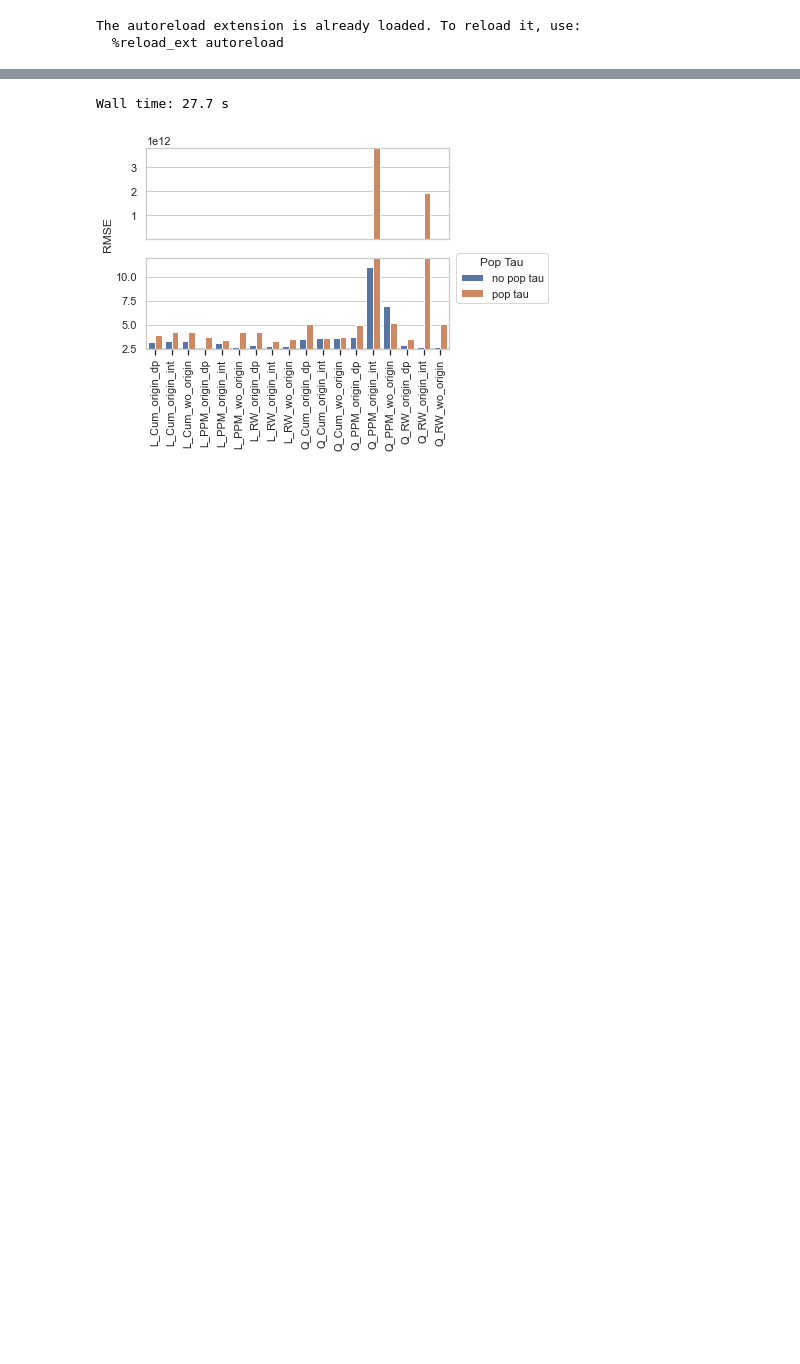
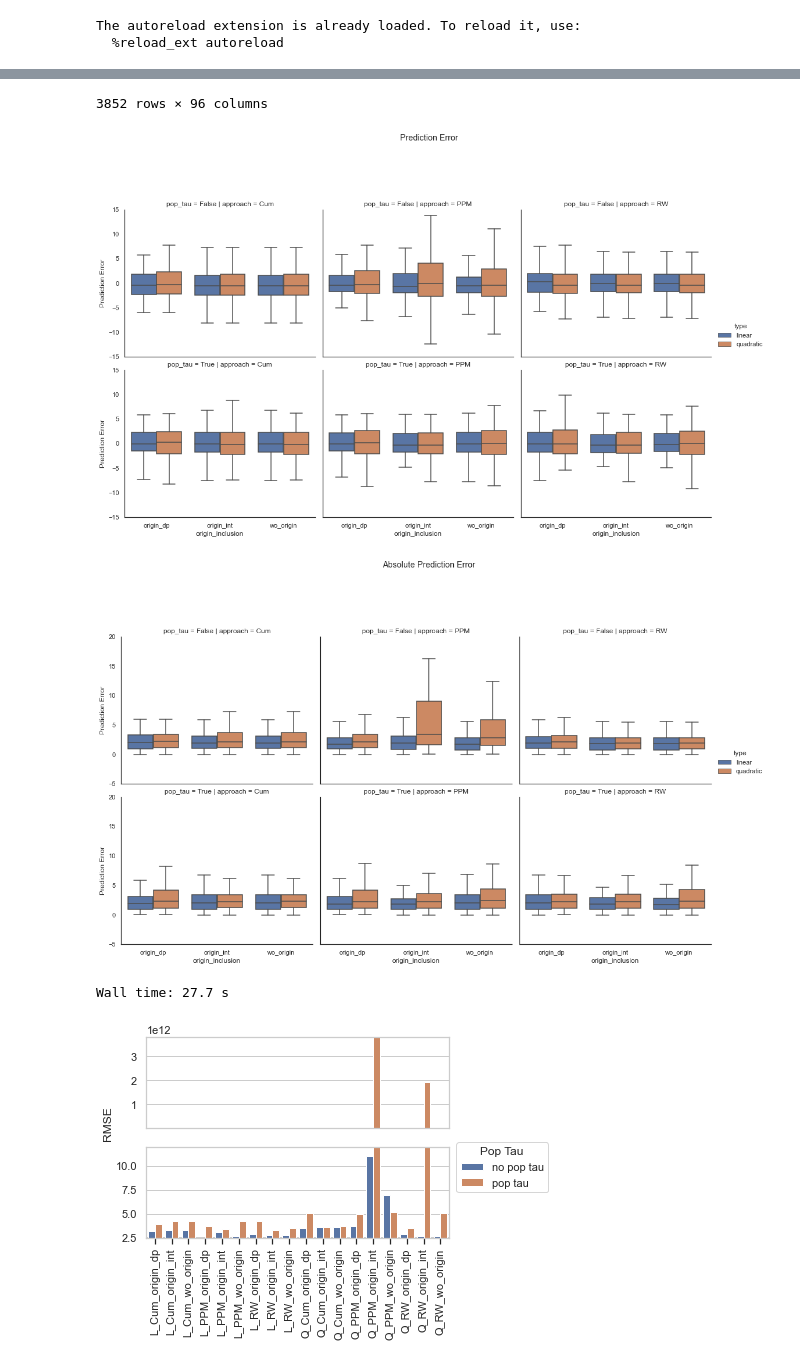
Before and after one commit to tshibei/retro_ped_liver_transplant, a Jupyter notebook: retro_PLT.ipynb, the cells around one changed output, grey strips where cells are left out. Cells and saved outputs as stored; diff of their text form; code cells hidden in the pictures; blank space fills up the shorter version.

```diff
--- a/retro_PLT.ipynb
+++ b/retro_PLT.ipynb
@@ -42,4 +42,5 @@ five_fold_cross_val_results, five_fold_cross_val_results_summary = find_pop_tau_
 execute_CURATE_and_update_pop_tau_results('LOOCV', five_fold_cross_val_results_summary, five_fold_cross_val_results)
 # %%
 %%time
-dat = RMSE()
+prediction_error()
+# %% [output]
@@ -46,3 +60,6 @@ dat = RMSE()
+3852 rows × 96 columns
+[figure, added]
+[figure, added]
 # %%
 # %% [output]
 Wall time: 27.7 s
```
Also changed, not shown: parts of 1 cell of this notebook, 7 other files.
